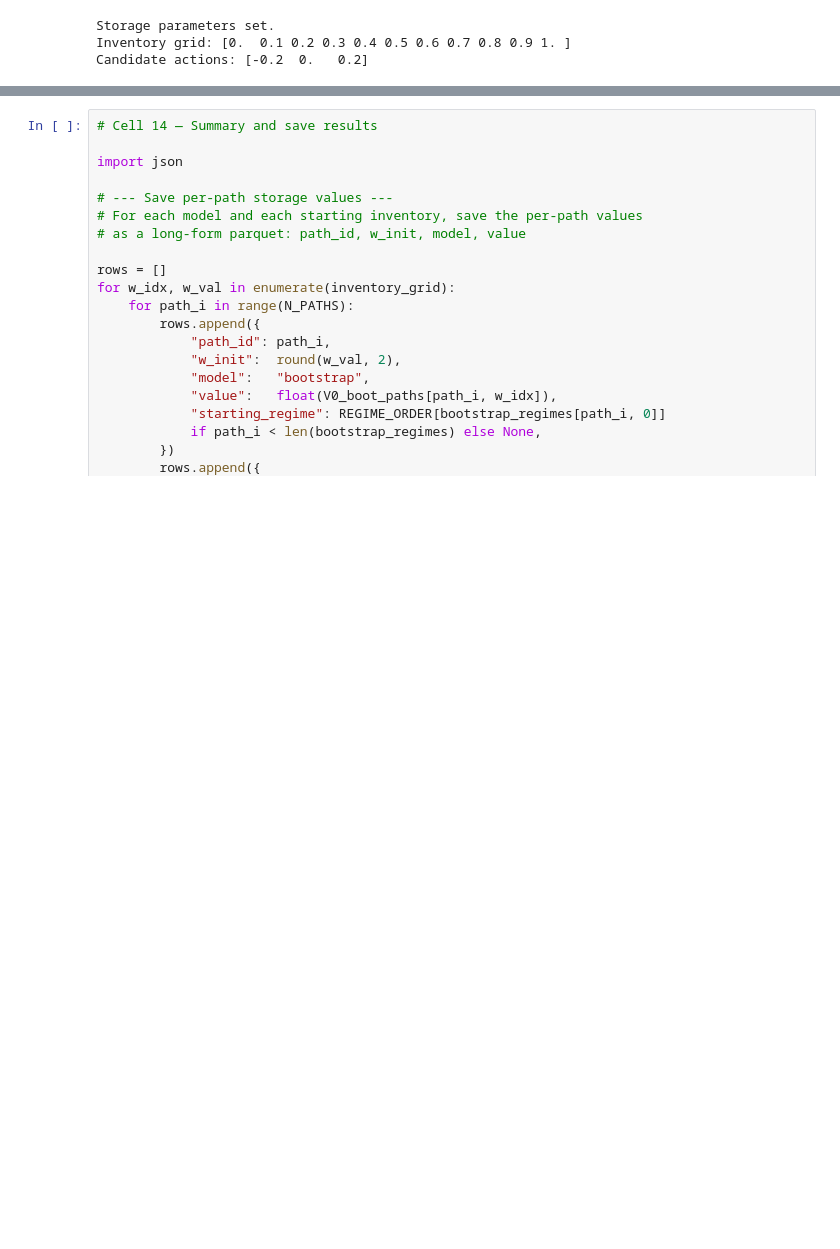
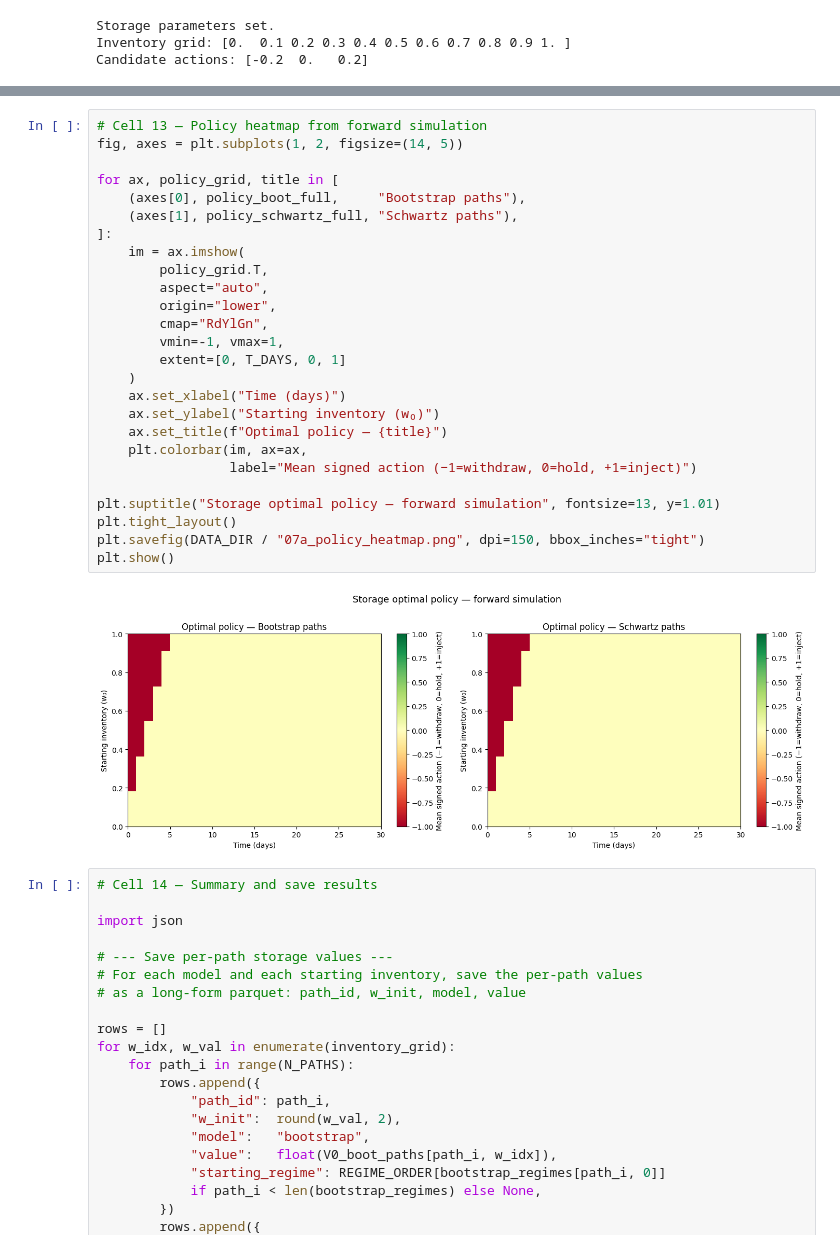
Before and after one commit to JTempletoni/Uk-Energy-Modelling, a Jupyter notebook: notebooks/07a_stoch_control.ipynb, the cells around one changed output, grey strips where cells are left out. Saved outputs shown, nothing was run; the diff lists cells and outputs as text; blank space fills up the shorter version.

```diff
--- a/notebooks/07a_stoch_control.ipynb
+++ b/notebooks/07a_stoch_control.ipynb
@@ -844,3 +784,31 @@ Saved: 07a_policy_heatmap.png
+# %%
+# Cell 13 — Policy heatmap from forward simulation
+fig, axes = plt.subplots(1, 2, figsize=(14, 5))
+
+for ax, policy_grid, title in [
+    (axes[0], policy_boot_full,     "Bootstrap paths"),
+    (axes[1], policy_schwartz_full, "Schwartz paths"),
+]:
+    im = ax.imshow(
+        policy_grid.T,
+        aspect="auto",
+        origin="lower",
+        cmap="RdYlGn",
+        vmin=-1, vmax=1,
+        extent=[0, T_DAYS, 0, 1]
+    )
+    ax.set_xlabel("Time (days)")
+    ax.set_ylabel("Starting inventory (w₀)")
+    ax.set_title(f"Optimal policy — {title}")
+    plt.colorbar(im, ax=ax,
+                 label="Mean signed action (−1=withdraw, 0=hold, +1=inject)")
+
+plt.suptitle("Storage optimal policy — forward simulation", fontsize=13, y=1.01)
+plt.tight_layout()
+plt.savefig(DATA_DIR / "07a_policy_heatmap.png", dpi=150, bbox_inches="tight")
+plt.show()
+# %% [output]
+[figure, added]
 # %%
 # Cell 14 — Summary and save results
 
```
Also changed, not shown: parts of 7 cells of this notebook, 1 other file.
